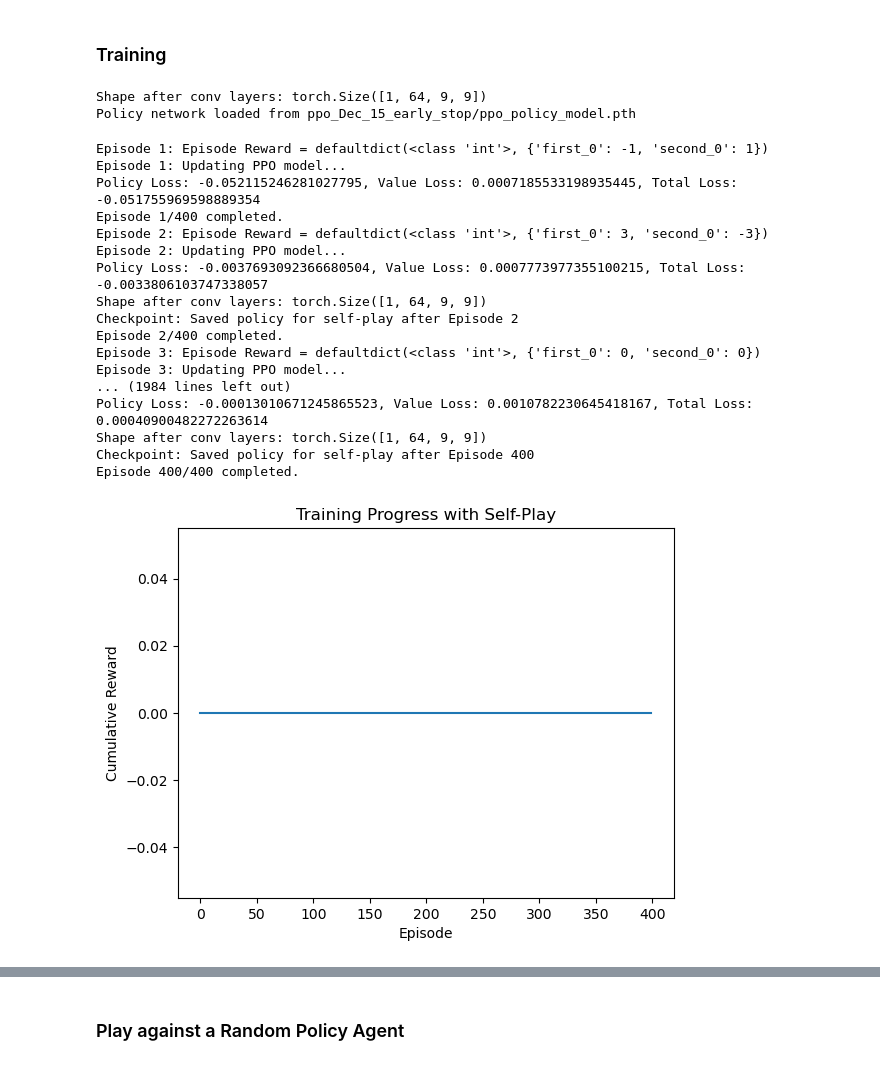
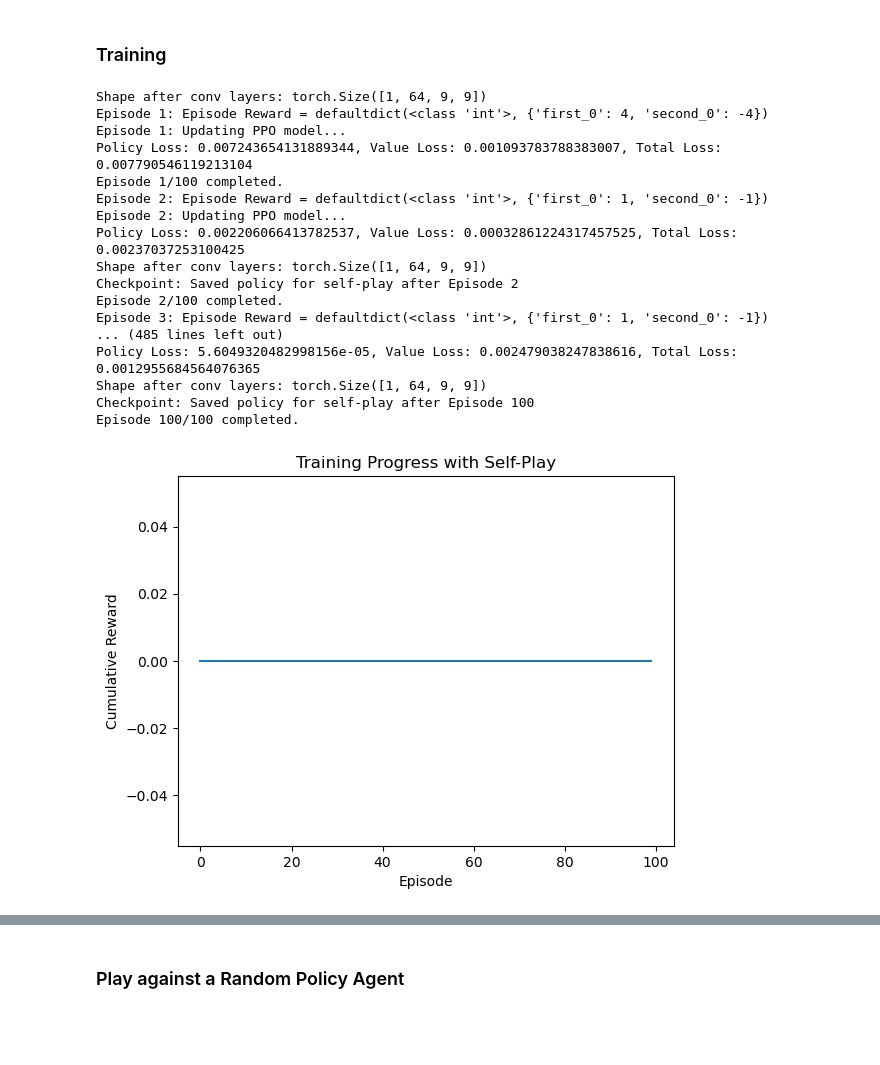
Before and after one commit to hebrian/boxing, a Jupyter notebook: test_self_play_PPO.ipynb, the cells around one changed output, grey strips where cells are left out. Drawn from its saved outputs; the diff is of its cells as text; code cells hidden in the pictures; blank space fills up the shorter version.

```diff
--- a/test_self_play_PPO.ipynb
+++ b/test_self_play_PPO.ipynb
@@ -396,7 +396,7 @@ opponent_policies = []
 
 # Step 1: Set up the environment
 env = boxing_v2.env(render_mode="rgb_array")
-env.reset(seed=42)
+# env.reset(seed=42)
 env = pad_observations_v0(env)
 env = pad_action_space_v0(env)
 env = resize_v1(env, 84, 84)  # Resize frames to 84x84
@@ -410,9 +410,9 @@ obs_shape = (1, 84, 84)  # Single frame (no stacking)
 action_space = env.action_space("first_0")  # Example action space for an agent
 ppo = PPO(obs_shape, action_space, lr=3e-5, gamma=0.9, epsilon=0.2, gae_lambda=0.95)
 
-# Load pre-trained models if necessary
+# Load pre-trained models
 # ppo.load_value_network(value_model_path)  # load value network
-ppo.load_policy_network(policy_model_path) # load policy network
+# ppo.load_policy_network(policy_model_path) # load policy network
 
 # Initialize the buffer
 buffer = RolloutBuffer()
@@ -423,7 +423,7 @@ episode_value_losses = []
 episode_total_losses = []
 
 # Step 3: Training Loop
-num_episodes = 400
+num_episodes = 100
 max_steps_per_episode = 5000  # Maximum steps to prevent infinite loops
 self_play_checkpoint_interval = 2  # Save the policy every N episodes for self-play
 # Initialize reward tracking
@@ -513,52 +513,50 @@ for episode in range(num_episodes):
     buffer.compute_returns_and_advantages(ppo.policy, ppo.gamma, ppo.gae_lambda)
 
     # Update PPO
     print(f"Episode {episode + 1}: Updating PPO model...")
     policy_losses, value_losses, total_losses = ppo.update(buffer)
     episode_policy_losses.append(np.mean(policy_losses))
     episode_value_losses.append(np.mean(value_losses))
     episode_total_losses.append(np.mean(total_losses))
 
     # Save the current policy for self-play periodically
     if (episode + 1) % self_play_checkpoint_interval == 0:
         saved_policy = PPOAgent(obs_shape, action_space)
         saved_policy.load_state_dict(ppo.policy.state_dict())
         opponent_policies.append(saved_policy)
         print(f"Checkpoint: Saved policy for self-play after Episode {episode + 1}")
 
     # Clear buffer for the next episode
     buffer.clear()
 
     # Log progress
     print(f"Episode {episode + 1}/{num_episodes} completed.")
 
 # Plot cumulative rewards
 plt.plot([sum(reward.values()) for reward in cumulative_rewards])
 plt.xlabel('Episode')
 plt.ylabel('Cumulative Reward')
 plt.title('Training Progress with Self-Play')
 plt.show()
 # %% [output]
 Shape after conv layers: torch.Size([1, 64, 9, 9])
-Policy network loaded from ppo_Dec_15_early_stop/ppo_policy_model.pth
+Episode 1: Episode Reward = defaultdict(<class 'int'>, {'first_0': 4, 'second_0': -4})
+Episode 1: Updating PPO model...
+Policy Loss: 0.007243654131889344, Value Loss: 0.001093783788383007, Total Loss: 0.007790546119213104
+Episode 1/100 completed.
+Episode 2: Episode Reward = defaultdict(<class 'int'>, {'first_0': 1, 'second_0': -1})
+Episode 2: Updating PPO model...
+Policy Loss: 0.002206066413782537, Value Loss: 0.00032861224317457525, Total Loss: 0.00237037253100425
+Shape after conv layers: torch.Size([1, 64, 9, 9])
+Checkpoint: Saved policy for self-play after Episode 2
+Episode 2/100 completed.
+Episode 3: Episode Reward = defaultdict(<class 'int'>, {'first_0': 1, 'second_0': -1})
+... (485 lines left out)
+Policy Loss: 5.6049320482998156e-05, Value Loss: 0.002479038247838616, Total Loss: 0.0012955684564076365
+Shape after conv layers: torch.Size([1, 64, 9, 9])
+Checkpoint: Saved policy for self-play after Episode 100
+Episode 100/100 completed.
-Episode 1: Episode Reward = defaultdict(<class 'int'>, {'first_0': -1, 'second_0': 1})
-Episode 1: Updating PPO model...
-Policy Loss: -0.052115246281027795, Value Loss: 0.0007185533198935445, Total Loss: -0.051755969598889354
-Episode 1/400 completed.
-Episode 2: Episode Reward = defaultdict(<class 'int'>, {'first_0': 3, 'second_0': -3})
-Episode 2: Updating PPO model...
-Policy Loss: -0.0037693092366680504, Value Loss: 0.0007773977355100215, Total Loss: -0.0033806103747338057
-Shape after conv layers: torch.Size([1, 64, 9, 9])
-Checkpoint: Saved policy for self-play after Episode 2
-Episode 2/400 completed.
-Episode 3: Episode Reward = defaultdict(<class 'int'>, {'first_0': 0, 'second_0': 0})
-Episode 3: Updating PPO model...
-... (1984 lines left out)
-Policy Loss: -0.00013010671245865523, Value Loss: 0.0010782230645418167, Total Loss: 0.00040900482272263614
-Shape after conv layers: torch.Size([1, 64, 9, 9])
-Checkpoint: Saved policy for self-play after Episode 400
-Episode 400/400 completed.
-[figure, old version]
+[figure, new version]
 # %%
 # Extract rewards for each agent
 agent_rewards = {}
```
Also changed, not shown: parts of 10 cells of this notebook, 5 other files.
